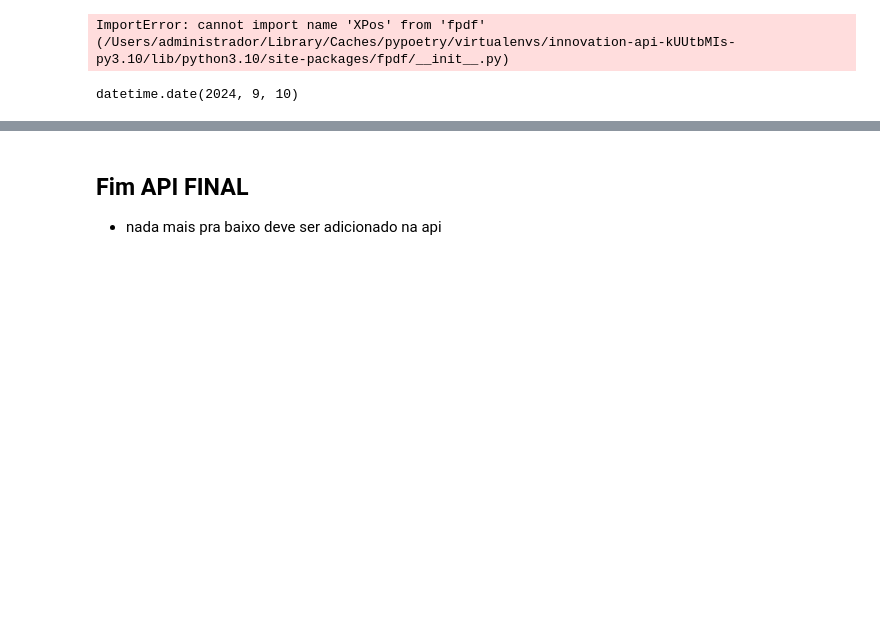
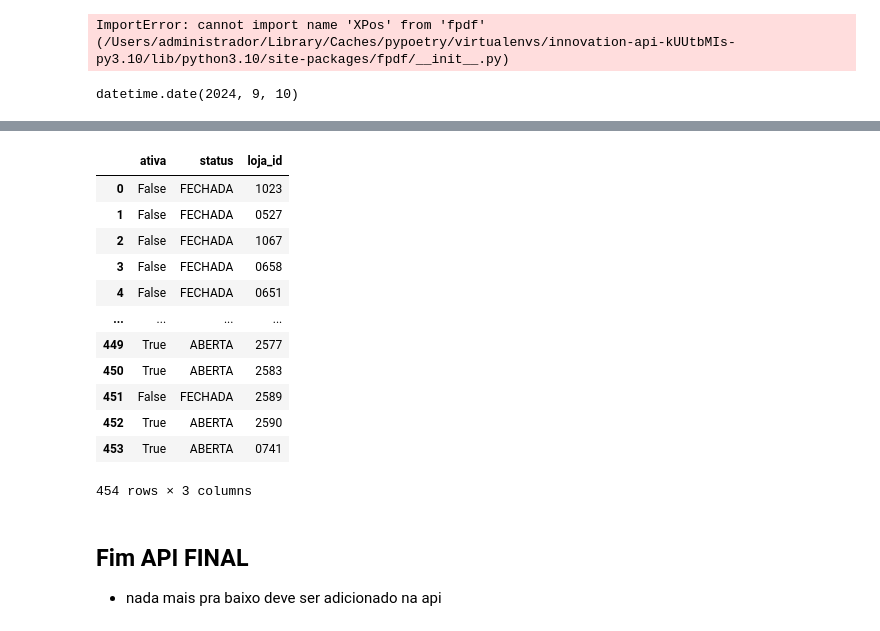
Before and after one commit to AmmoJailton/kpi-indicadores2, a Jupyter notebook: notebooks/tl-email-pdf-generato_refactor.ipynb, the cells around one changed output, grey strips where cells are left out. Saved outputs shown, nothing was run; the diff lists cells and outputs as text; code cells hidden in the pictures; blank space fills up the shorter version.

```diff
--- a/notebooks/tl-email-pdf-generato_refactor.ipynb
+++ b/notebooks/tl-email-pdf-generato_refactor.ipynb
@@ -1276,0 +1367,7 @@ KeyboardInterrupt:
+# %%
+from commom.data.data_manager import KpiDataManager
+
+k = KpiDataManager()
+# k._fetch_data_from_bigquery()
+k.fetch_and_build_datasets()
+# pickle.dump(k, open("kpi_data_manager2.pkl", "wb"))
@@ -1276,0 +1409,17 @@ KeyboardInterrupt:
+# %%
+# k.df_lojas.columns
+k.df_lojas.loc[:,['ativa', 'status', 'loja_id']]
+# %% [output]
+|  | ativa | status | loja_id |
+| 0 | False | FECHADA | 1023 |
+| 1 | False | FECHADA | 0527 |
+| 2 | False | FECHADA | 1067 |
+| 3 | False | FECHADA | 0658 |
+| 4 | False | FECHADA | 0651 |
+| ... | ... | ... | ... |
+| 449 | True | ABERTA | 2577 |
+| 450 | True | ABERTA | 2583 |
+| 451 | False | FECHADA | 2589 |
+| 452 | True | ABERTA | 2590 |
+| 453 | True | ABERTA | 0741 |
+454 rows × 3 columns
```
Also changed, not shown: parts of 34 cells of this notebook, 9 other files.
